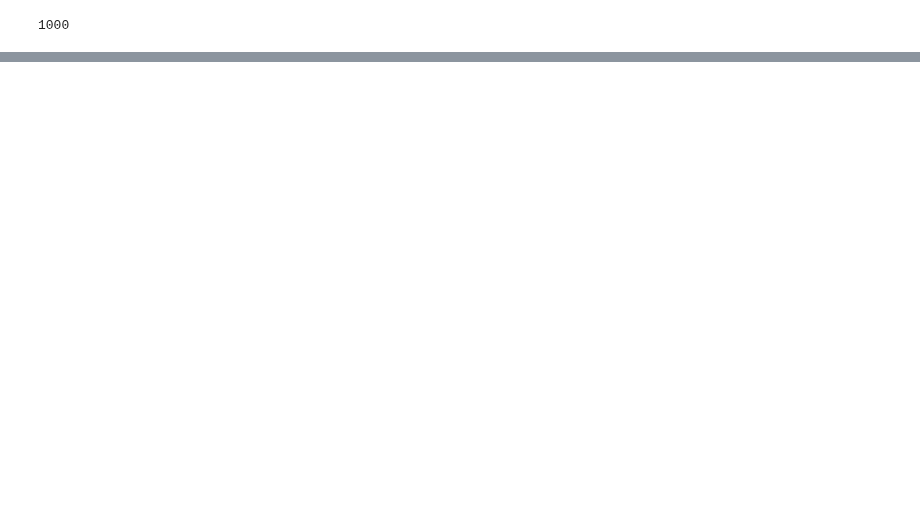
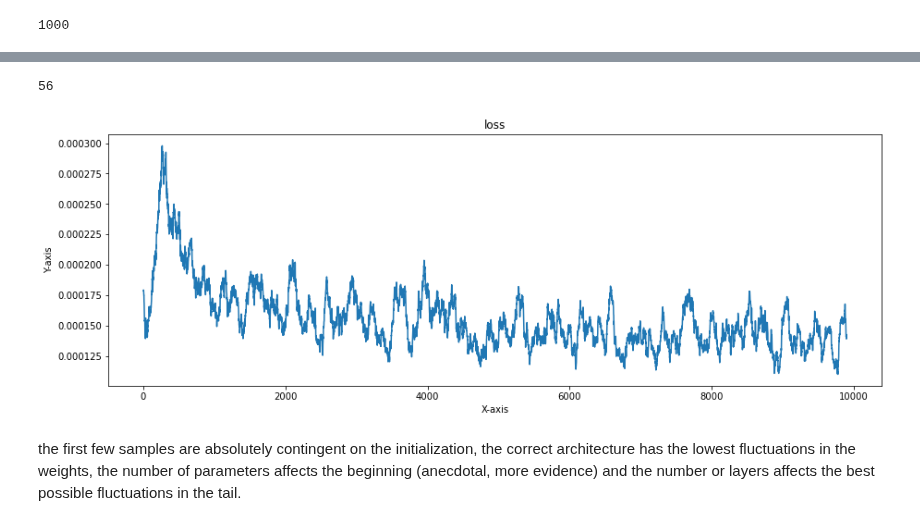
Before and after one commit to dallingordon/LABNET, a Jupyter notebook: labnet_implementation.ipynb, the cells around one changed output, grey strips where cells are left out. Cells and saved outputs as stored; diff of their text form; code cells hidden in the pictures; blank space fills up the shorter version.

```diff
--- a/labnet_implementation.ipynb
+++ b/labnet_implementation.ipynb
@@ -183,0 +207,11 @@ plot_line_graph(losses)
+# %%
+o_w = lab.LabParams['hidden_1.weight'].flatten(start_dim = 1)
+print(o_w.shape[1])
+o_w = o_w.detach().numpy()
+o_w = np.diff(o_w, axis = 0)
+o_w_ms = np.sum(np.abs(o_w), axis = 1)/o_w.shape[1]
+o_w_ms_list = o_w_ms.tolist()
+plot_line_graph(o_w_ms_list,window_size = 100, plot_size = (15,5))
+# %% [output]
+56
+[figure, added]
@@ -184,2 +220,4 @@ plot_line_graph(losses)
 # %%
 over parameterized it converges fast? strict definition of overparameterized, is it part of shape? mess with concat?
+# %% [markdown]
+the first few samples are absolutely contingent on the initialization, the correct architecture has the lowest fluctuations in the weights, the number of parameters affects the beginning (anecdotal, more evidence) and the number or layers affects the best possible fluctuations in the tail.
```
Also changed, not shown: parts of 7 cells of this notebook.
